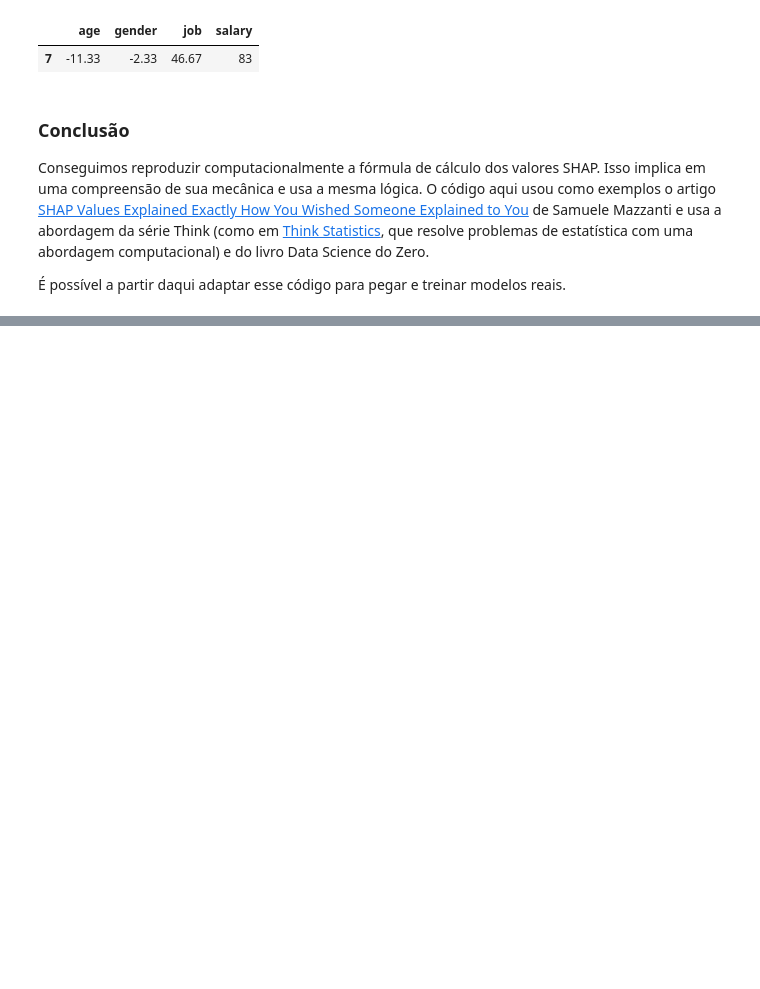
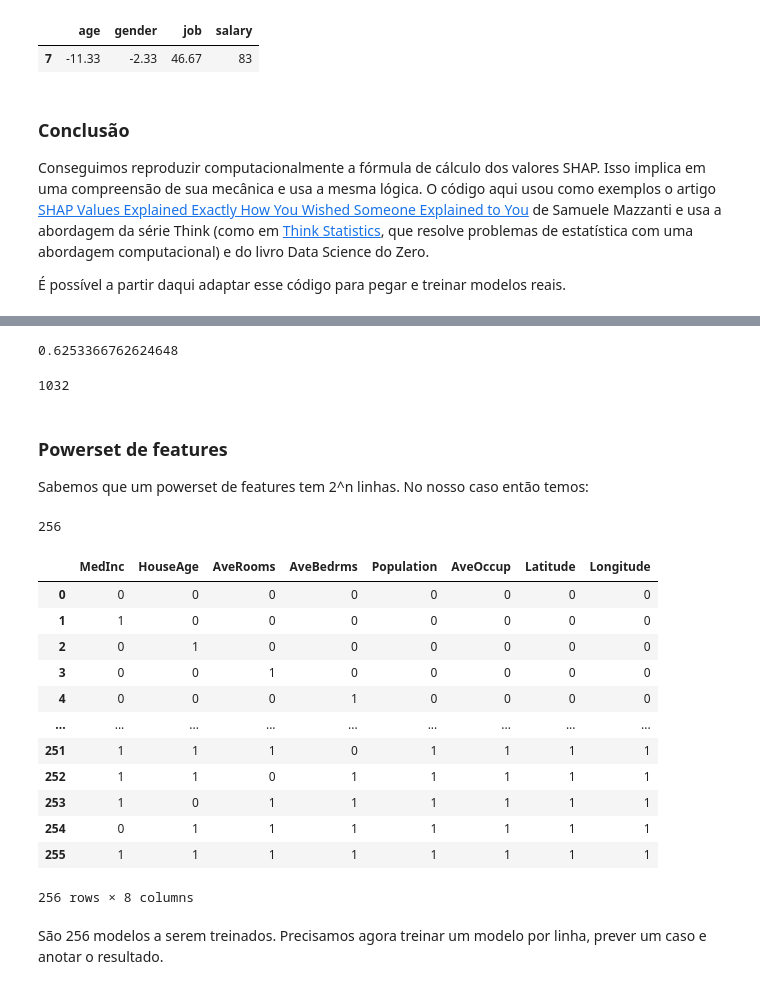
Before and after one commit to eduardocbpacheco/shap, a Jupyter notebook: case_shap.ipynb, the cells around one changed output, grey strips where cells are left out. Saved outputs shown, nothing was run; the diff lists cells and outputs as text; code cells hidden in the pictures; blank space fills up the shorter version.

Commit message:
inclui treinamento de modelo explicativo passando por todo  o processo ( gera powerset de features, treina 2^n_features modelos, calcula SHAP para o caso)

```diff
--- a/case_shap.ipynb
+++ b/case_shap.ipynb
@@ -357,0 +381,9 @@ Conseguimos reproduzir computacionalmente a fórmula de cálculo dos valores SHA
+# %%
+from sklearn.datasets import fetch_california_housing
+from sklearn.linear_model import LinearRegression
+from sklearn.model_selection import train_test_split
+from sklearn.preprocessing import StandardScaler
+from sklearn.pipeline import Pipeline
+
+
+houses = fetch_california_housing(as_frame=True).frame
@@ -357,0 +411,5 @@ Conseguimos reproduzir computacionalmente a fórmula de cálculo dos valores SHA
+# %%
+# prepara treino e teste
+X = houses.copy()
+y = X.pop('MedHouseVal')
+X_train, X_test, y_train, y_test = train_test_split(X, y,test_size=0.05, random_state=2023)
@@ -357,0 +425,60 @@ Conseguimos reproduzir computacionalmente a fórmula de cálculo dos valores SHA
+# %%
+pipeline.score(X_test, y_test)
+# %% [output]
+0.6253366762624648
+# %%
+len(X_test)
+# %% [output]
+1032
+# %% [markdown]
+### Powerset de features
+
+Sabemos que um powerset de features tem 2^n linhas. No nosso caso então temos:
+# %%
+print(2**len(X.columns))
+# %% [output]
+256
+# %%
+from itertools import chain, combinations
+import pandas as pd
+
+def powerset(iterable):
+    ''' função para um powerset'''
+    s = list(iterable)
+    return chain.from_iterable(combinations(s, r) for r in range(len(s)+1))
+
+def get_df_powerset(df):
+    ''' dado um dataframe retorna um powerset de features'''
+
+    feature_list = list(df.columns)
+    powerset_list = powerset(feature_list)
+    new_df = pd.DataFrame(columns=feature_list)
+    for subset in powerset_list:
+        new_row = {}
+        for feature in feature_list:
+            if feature in subset:
+                new_row[feature] = 1
+            else:
+                new_row[feature] = 0
+        new_df = new_df.append(new_row, ignore_index=True)
+    return new_df
+# %%
+#faz um powerset das features de treino
+houses_powerset = get_df_powerset(X)
+houses_powerset
+# %% [output]
+|  | MedInc | HouseAge | AveRooms | AveBedrms | Population | AveOccup | Latitude | Longitude |
+| 0 | 0 | 0 | 0 | 0 | 0 | 0 | 0 | 0 |
+| 1 | 1 | 0 | 0 | 0 | 0 | 0 | 0 | 0 |
+| 2 | 0 | 1 | 0 | 0 | 0 | 0 | 0 | 0 |
+| 3 | 0 | 0 | 1 | 0 | 0 | 0 | 0 | 0 |
+| 4 | 0 | 0 | 0 | 1 | 0 | 0 | 0 | 0 |
+| ... | ... | ... | ... | ... | ... | ... | ... | ... |
+| 251 | 1 | 1 | 1 | 0 | 1 | 1 | 1 | 1 |
+| 252 | 1 | 1 | 0 | 1 | 1 | 1 | 1 | 1 |
+| 253 | 1 | 0 | 1 | 1 | 1 | 1 | 1 | 1 |
+| 254 | 0 | 1 | 1 | 1 | 1 | 1 | 1 | 1 |
+| 255 | 1 | 1 | 1 | 1 | 1 | 1 | 1 | 1 |
+256 rows × 8 columns
+# %% [markdown]
+São 256 modelos a serem treinados. Precisamos agora treinar um modelo por linha, prever um caso e anotar o resultado.
```
Also changed, not shown: parts of 15 cells of this notebook.
